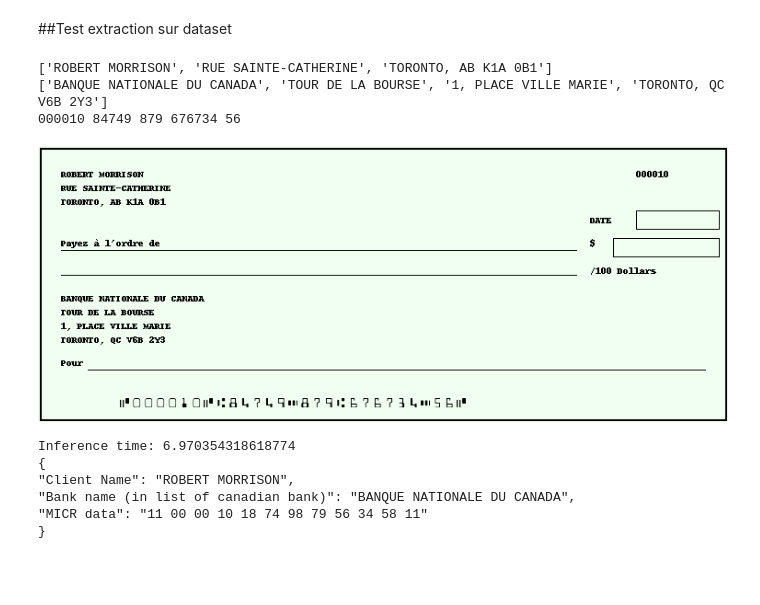
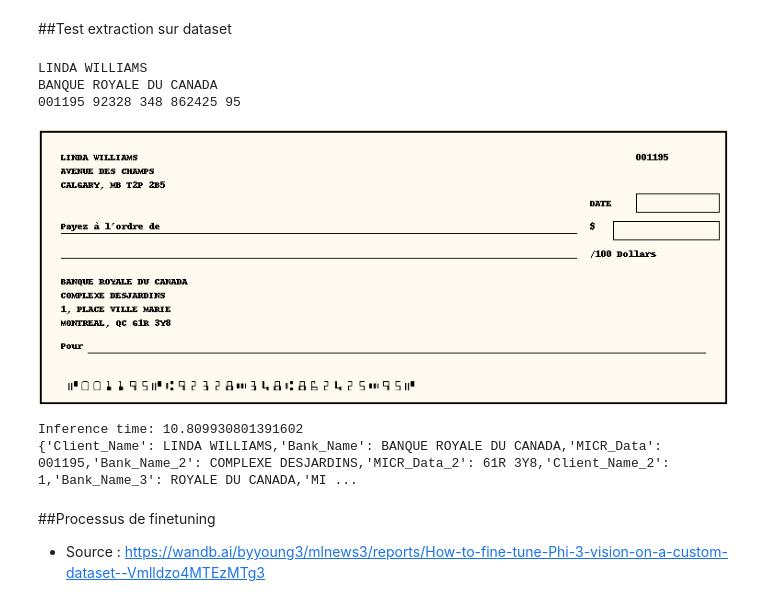
Before and after one commit to delemarchand2020/ExtractDataFromImageDoc, a Jupyter notebook: PoC_extraction_avec_VLM.ipynb, the cells around one changed output. Saved outputs shown, nothing was run; the diff lists cells and outputs as text; code cells hidden in the pictures; blank space fills up the shorter version.

```diff
--- a/PoC_extraction_avec_VLM.ipynb
+++ b/PoC_extraction_avec_VLM.ipynb
@@ -82,13 +77,21 @@ nf4_config = BitsAndBytesConfig(
     bnb_4bit_compute_dtype=torch.bfloat16,
 )
 
-# Load model with 4-bit quantization and map to CUDA
+# Define BitsAndBytes configuration for 8-bit quantization
+#nf8_config = BitsAndBytesConfig(
+#    load_in_8bit=True,
+#    bnb_8bit_quant_type="nf8",
+#    bnb_8bit_use_double_quant=True,
+#    bnb_8bit_compute_dtype=torch.bfloat16,
+#)
+
+# Load model with 4-bit or 8-bit quantization and map to CUDA
 model = AutoModelForCausalLM.from_pretrained(
     model_id,
     device_map="cuda",
     trust_remote_code=True,
     torch_dtype="auto",
-    quantization_config=None #nf4_config,
+    quantization_config=nf4_config,
 )
 # %% [output]
 The secret `HF_TOKEN` does not exist in your Colab secrets.
@@ -598,8 +588,8 @@ def generate_cheque_dataset(N, output_folder, svg_folder='./'):
         cheque_image.save(cheque_image_path)
 
         data.append({
-            "client_address": client_address,
-            "bank_address": bank_info,
+            "client_name": client_address.split('\n')[0],
+            "bank_name": bank_info.split('\n')[0],
             "micr_code": micr_code,
             "file_name": cheque_image_path
         })
@@ -608,6 +598,6 @@ def generate_cheque_dataset(N, output_folder, svg_folder='./'):
     return df
 
 # Exemple d'utilisation
-df_cheques = generate_cheque_dataset(10, './cheque_dataset', svg_folder='./')
-df_cheques
+df_cheques = generate_cheque_dataset(3040, './cheque_dataset', svg_folder='./')
+df_cheques.head()
 # %% [output]
@@ -625,26 +610,24 @@ df_cheques
 # %% [markdown]
 ##Test extraction sur dataset
 # %%
-prompt_check = [{"role": "user", "content": "<|image_1|>\nOCR the text of the check image. Extract the data of the following fields and put it in a JSON format: \
-'Client Name', 'Bank name (in list of canadian bank)', 'MICR data'"}]
+prompt_check = [{"role": "user", "content": "<|image_1|>\nExtract Client_Name, Bank_Name, MICR_Data in a JSON format"}]
 
 i = random.randint(0, len(df_cheques) - 1)
 # Download image from dataset
 path_image = df_cheques.loc[i, 'file_name']
 
-print(df_cheques.loc[i, 'client_address'].split('\n'))
-print(df_cheques.loc[i, 'bank_address'].split('\n'))
+print(df_cheques.loc[i, 'client_name'])
+print(df_cheques.loc[i, 'bank_name'])
 print(df_cheques.loc[i, 'micr_code'])
 # inference
 model_inference(prompt_check, path_image, disp=True)
 # %% [output]
-['ROBERT MORRISON', 'RUE SAINTE-CATHERINE', 'TORONTO, AB K1A 0B1']
-['BANQUE NATIONALE DU CANADA', 'TOUR DE LA BOURSE', '1, PLACE VILLE MARIE', 'TORONTO, QC V6B 2Y3']
-000010 84749 879 676734 56
+LINDA WILLIAMS
+BANQUE ROYALE DU CANADA
+001195 92328 348 862425 95
-[figure, old version]
+[figure, new version]
-Inference time: 6.970354318618774
-{
-"Client Name": "ROBERT MORRISON",
-"Bank name (in list of canadian bank)": "BANQUE NATIONALE DU CANADA",
-"MICR data": "11 00 00 10 18 74 98 79 56 34 58 11"
-}
+Inference time: 10.809930801391602
+{'Client_Name': LINDA WILLIAMS,'Bank_Name': BANQUE ROYALE DU CANADA,'MICR_Data': 001195,'Bank_Name_2': COMPLEXE DESJARDINS,'MICR_Data_2': 61R 3Y8,'Client_Name_2': 1,'Bank_Name_3': ROYALE DU CANADA,'MI ...
+# %% [markdown]
+##Processus de finetuning
+* Source : https://wandb.ai/byyoung3/mlnews3/reports/How-to-fine-tune-Phi-3-vision-on-a-custom-dataset--Vmlldzo4MTEzMTg3
```
Also changed, not shown: parts of 19 cells of this notebook.
